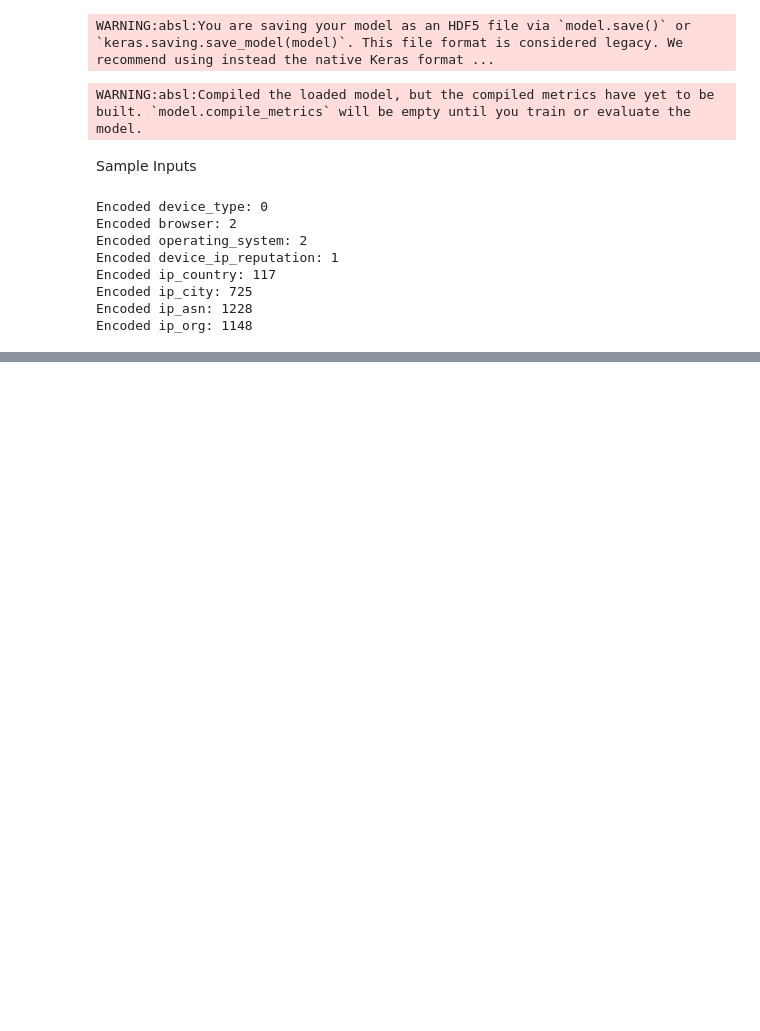
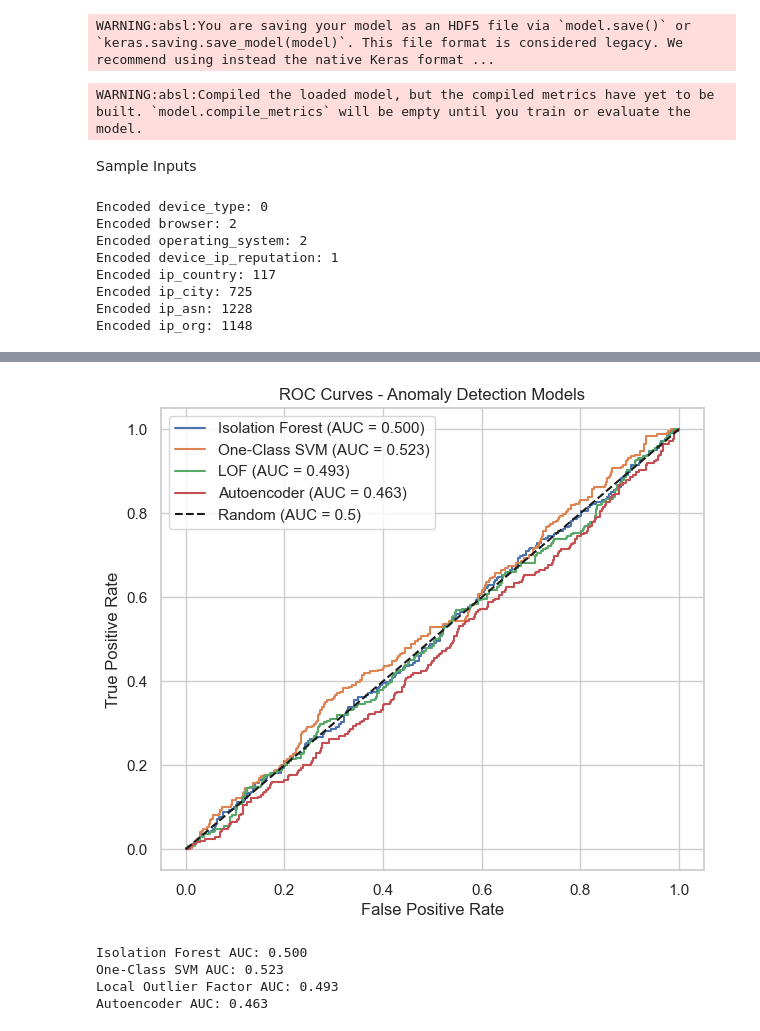
Before and after one commit to achintha-alahakoon/Fraud-Detection, a Jupyter notebook: backend/model3.ipynb, the cells around one changed output, grey strips where cells are left out. Drawn from its saved outputs; the diff is of its cells as text; code cells hidden in the pictures; blank space fills up the shorter version.

```diff
--- a/backend/model3.ipynb
+++ b/backend/model3.ipynb
@@ -725,0 +724,65 @@ Autoencoder ROC-AUC: 0.525
+# %%
+import matplotlib.pyplot as plt
+from sklearn.metrics import roc_curve, auc
+from sklearn.ensemble import IsolationForest
+from sklearn.svm import OneClassSVM
+from sklearn.neighbors import LocalOutlierFactor
+import numpy as np
+from tensorflow.keras.models import Model
+
+# ---- Ensure you already have: X_test, y_test ----
+# (Use your actual test set)
+
+# ---------- 1. Isolation Forest ----------
+iso = IsolationForest(random_state=42, contamination=0.01)
+iso.fit(X_train)
+iso_scores = -iso.decision_function(X_test)  # anomaly score
+
+# ---------- 2. One-Class SVM ----------
+oc_svm = OneClassSVM(gamma="scale", kernel="rbf", nu=0.01)
+oc_svm.fit(X_train)
+svm_scores = -oc_svm.decision_function(X_test)
+
+# ---------- 3. Local Outlier Factor ----------
+lof = LocalOutlierFactor(n_neighbors=20, contamination=0.01, novelty=True)
+lof.fit(X_train)
+lof_scores = -lof.decision_function(X_test)
+
+# ---------- 4. Autoencoder ----------
+# Use reconstruction error as anomaly score
+X_test_pred = autoencoder.predict(X_test)
+mse = np.mean(np.power(X_test - X_test_pred, 2), axis=1)
+auto_scores = mse  # higher = more anomalous
+
+# ---------- Compute ROC–AUC ----------
+fpr_iso, tpr_iso, _ = roc_curve(y_test, iso_scores)
+fpr_svm, tpr_svm, _ = roc_curve(y_test, svm_scores)
+fpr_lof, tpr_lof, _ = roc_curve(y_test, lof_scores)
+fpr_auto, tpr_auto, _ = roc_curve(y_test, auto_scores)
+
+auc_iso = auc(fpr_iso, tpr_iso)
+auc_svm = auc(fpr_svm, tpr_svm)
+auc_lof = auc(fpr_lof, tpr_lof)
+auc_auto = auc(fpr_auto, tpr_auto)
+
+# ---------- Plot ROC–AUC Curves ----------
+plt.figure(figsize=(7,6))
+plt.plot(fpr_iso, tpr_iso, label=f"Isolation Forest (AUC = {auc_iso:.3f})")
+plt.plot(fpr_svm, tpr_svm, label=f"One-Class SVM (AUC = {auc_svm:.3f})")
+plt.plot(fpr_lof, tpr_lof, label=f"LOF (AUC = {auc_lof:.3f})")
+plt.plot(fpr_auto, tpr_auto, label=f"Autoencoder (AUC = {auc_auto:.3f})")
+
+plt.plot([0, 1], [0, 1], 'k--', label='Random (AUC = 0.5)')
+plt.title("ROC Curves - Anomaly Detection Models")
+plt.xlabel("False Positive Rate")
+plt.ylabel("True Positive Rate")
+plt.legend()
+plt.grid(True)
+plt.show()
+
+# ---------- Print AUC scores ----------
+print(f"Isolation Forest AUC: {auc_iso:.3f}")
+print(f"One-Class SVM AUC: {auc_svm:.3f}")
+print(f"Local Outlier Factor AUC: {auc_lof:.3f}")
+print(f"Autoencoder AUC: {auc_auto:.3f}")
+# %% [output]
@@ -725,0 +791,5 @@ Autoencoder ROC-AUC: 0.525
+[figure, added]
+Isolation Forest AUC: 0.500
+One-Class SVM AUC: 0.523
+Local Outlier Factor AUC: 0.493
+Autoencoder AUC: 0.463
```
Also changed, not shown: parts of 11 cells of this notebook, 9 other files.
